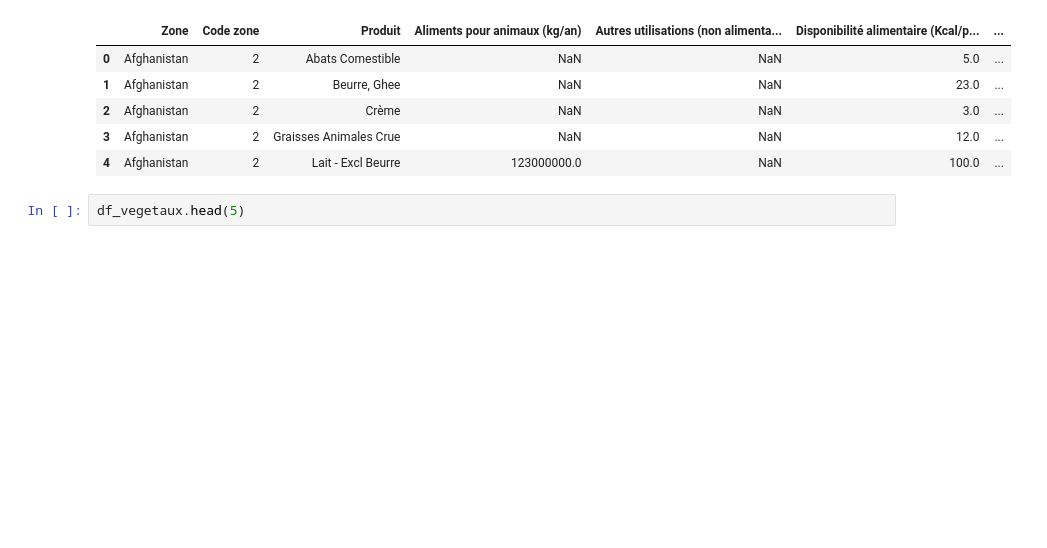
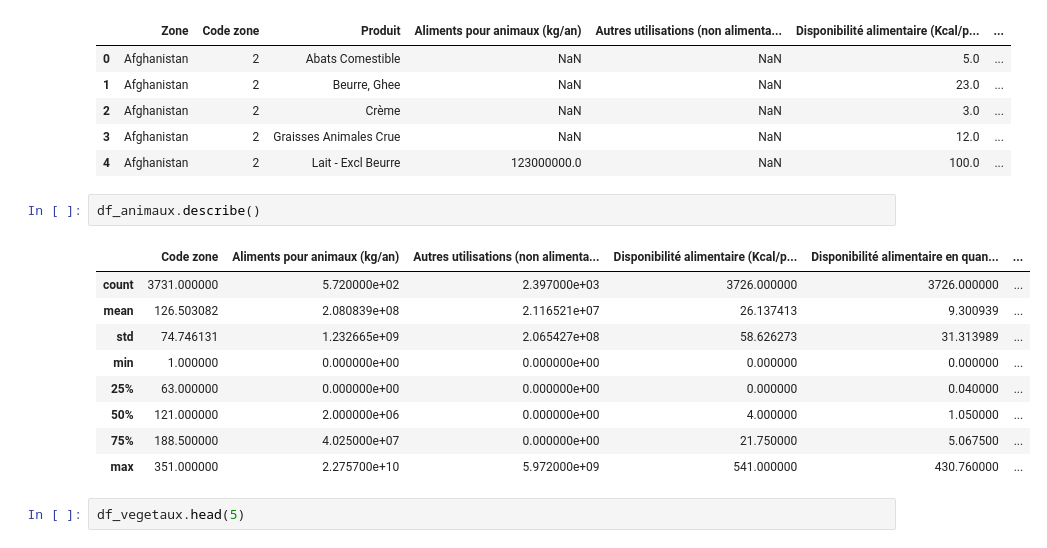
Before and after one commit to boublenza/Formation_OC, a Jupyter notebook: Projet3.ipynb, the cells around one changed output. Cells and saved outputs as stored; diff of their text form; blank space fills up the shorter version.

```diff
--- a/Projet3.ipynb
+++ b/Projet3.ipynb
@@ -34,6 +46,18 @@ df_animaux.head(5)
 | 2 | Afghanistan | 2 | Crème | NaN | NaN | 3.0 | ... |
 | 3 | Afghanistan | 2 | Graisses Animales Crue | NaN | NaN | 12.0 | ... |
 | 4 | Afghanistan | 2 | Lait - Excl Beurre | 123000000.0 | NaN | 100.0 | ... |
+# %%
+df_animaux.describe()
+# %% [output]
+|  | Code zone | Aliments pour animaux (kg/an) | Autres utilisations (non alimenta... | Disponibilité alimentaire (Kcal/p... | Disponibilité alimentaire en quan... | ... |
+| count | 3731.000000 | 5.720000e+02 | 2.397000e+03 | 3726.000000 | 3726.000000 | ... |
+| mean | 126.503082 | 2.080839e+08 | 2.116521e+07 | 26.137413 | 9.300939 | ... |
+| std | 74.746131 | 1.232665e+09 | 2.065427e+08 | 58.626273 | 31.313989 | ... |
+| min | 1.000000 | 0.000000e+00 | 0.000000e+00 | 0.000000 | 0.000000 | ... |
+| 25% | 63.000000 | 0.000000e+00 | 0.000000e+00 | 0.000000 | 0.040000 | ... |
+| 50% | 121.000000 | 2.000000e+06 | 0.000000e+00 | 4.000000 | 1.050000 | ... |
+| 75% | 188.500000 | 4.025000e+07 | 0.000000e+00 | 21.750000 | 5.067500 | ... |
+| max | 351.000000 | 2.275700e+10 | 5.972000e+09 | 541.000000 | 430.760000 | ... |
 # %%
 df_vegetaux.head(5)
 # %% [output]
```
Also changed, not shown: parts of 2 cells of this notebook.
